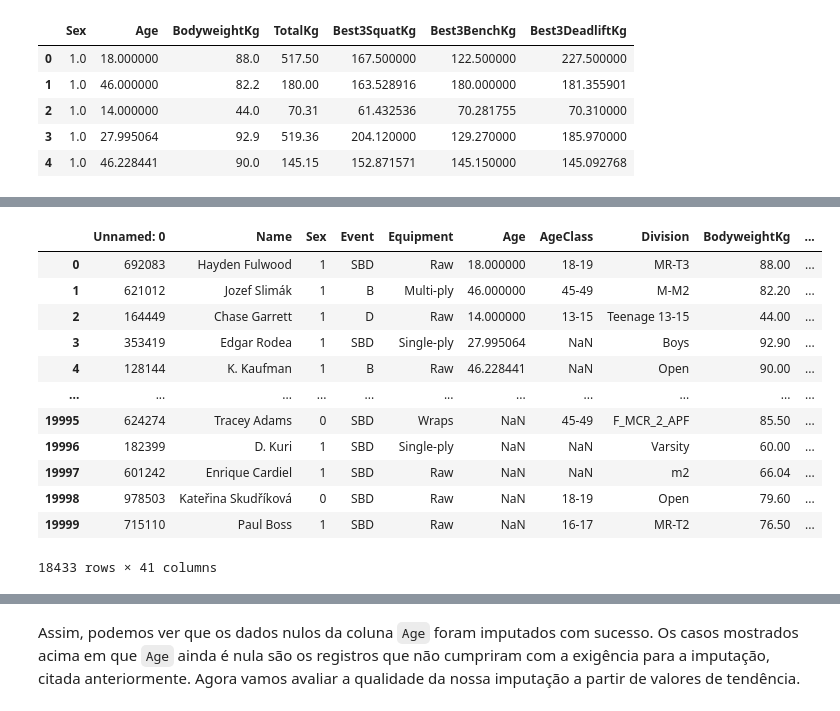
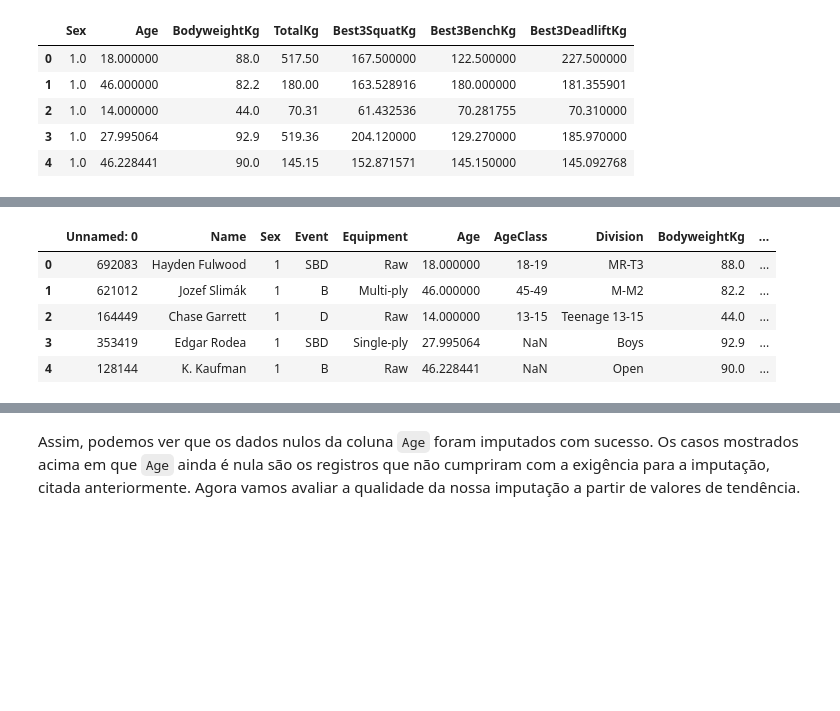
Before and after one commit to RafaelBNN/if697, a Jupyter notebook: ProjetoIF697.ipynb, the cells around one changed output, grey strips where cells are left out. Saved outputs shown, nothing was run; the diff lists cells and outputs as text; code cells hidden in the pictures; blank space fills up the shorter version.

```diff
--- a/ProjetoIF697.ipynb
+++ b/ProjetoIF697.ipynb
@@ -447,7 +459,7 @@ def meanAgeClass(agecl): # A ideia aqui eh passar o atributo AgeClass de cada re
     return np.mean([int(x),int(y)])
 
 
-mask = (df['Age'].isnull())&(df['Age']!='80-999')&(df['AgeClass'].notnull()) # Queremos os registros em que 'Age' é nulo, 'AgeClass' não-nulo e 'AgeClass'!=80-999
+mask = (df['Age'].isnull())&(df['AgeClass']!='80-999')&(df['AgeClass'].notnull()) # Queremos os registros em que 'Age' é nulo, 'AgeClass' não-nulo e 'AgeClass'!=80-999
 df.loc[mask, 'Age'] = df[mask].apply(lambda row: meanAgeClass(row['AgeClass']), axis=1)
 # %% [markdown]
 Assim, fizemos a imputação de acordo com a média de `AgeClass`. A célula a seguir confirma que a imputação ocorreu com sucesso.
@@ -615,21 +633,14 @@ df.loc[mask, ['Sex','Age','BodyweightKg','TotalKg','Best3SquatKg','Best3BenchKg'
 
 df.loc[mask, 'Age'] = df2['Age']
 # %%
-df.loc[mask]
+df.loc[mask].head()
 # %% [output]
 |  | Unnamed: 0 | Name | Sex | Event | Equipment | Age | AgeClass | Division | BodyweightKg | ... |
-| 0 | 692083 | Hayden Fulwood | 1 | SBD | Raw | 18.000000 | 18-19 | MR-T3 | 88.00 | ... |
-| 1 | 621012 | Jozef Slimák | 1 | B | Multi-ply | 46.000000 | 45-49 | M-M2 | 82.20 | ... |
-| 2 | 164449 | Chase Garrett | 1 | D | Raw | 14.000000 | 13-15 | Teenage 13-15 | 44.00 | ... |
-| 3 | 353419 | Edgar Rodea | 1 | SBD | Single-ply | 27.995064 | NaN | Boys | 92.90 | ... |
-| 4 | 128144 | K. Kaufman | 1 | B | Raw | 46.228441 | NaN | Open | 90.00 | ... |
-| ... | ... | ... | ... | ... | ... | ... | ... | ... | ... | ... |
-| 19995 | 624274 | Tracey Adams | 0 | SBD | Wraps | NaN | 45-49 | F_MCR_2_APF | 85.50 | ... |
-| 19996 | 182399 | D. Kuri | 1 | SBD | Single-ply | NaN | NaN | Varsity | 60.00 | ... |
-| 19997 | 601242 | Enrique Cardiel | 1 | SBD | Raw | NaN | NaN | m2 | 66.04 | ... |
-| 19998 | 978503 | Kateřina Skudříková | 0 | SBD | Raw | NaN | 18-19 | Open | 79.60 | ... |
-| 19999 | 715110 | Paul Boss | 1 | SBD | Raw | NaN | 16-17 | MR-T2 | 76.50 | ... |
+| 0 | 692083 | Hayden Fulwood | 1 | SBD | Raw | 18.000000 | 18-19 | MR-T3 | 88.0 | ... |
+| 1 | 621012 | Jozef Slimák | 1 | B | Multi-ply | 46.000000 | 45-49 | M-M2 | 82.2 | ... |
+| 2 | 164449 | Chase Garrett | 1 | D | Raw | 14.000000 | 13-15 | Teenage 13-15 | 44.0 | ... |
+| 3 | 353419 | Edgar Rodea | 1 | SBD | Single-ply | 27.995064 | NaN | Boys | 92.9 | ... |
+| 4 | 128144 | K. Kaufman | 1 | B | Raw | 46.228441 | NaN | Open | 90.0 | ... |
-18433 rows × 41 columns
 # %%
 df.isnull().sum(axis = 0)/len(df)
 # %% [output]
```
Also changed, not shown: parts of 27 cells of this notebook.
